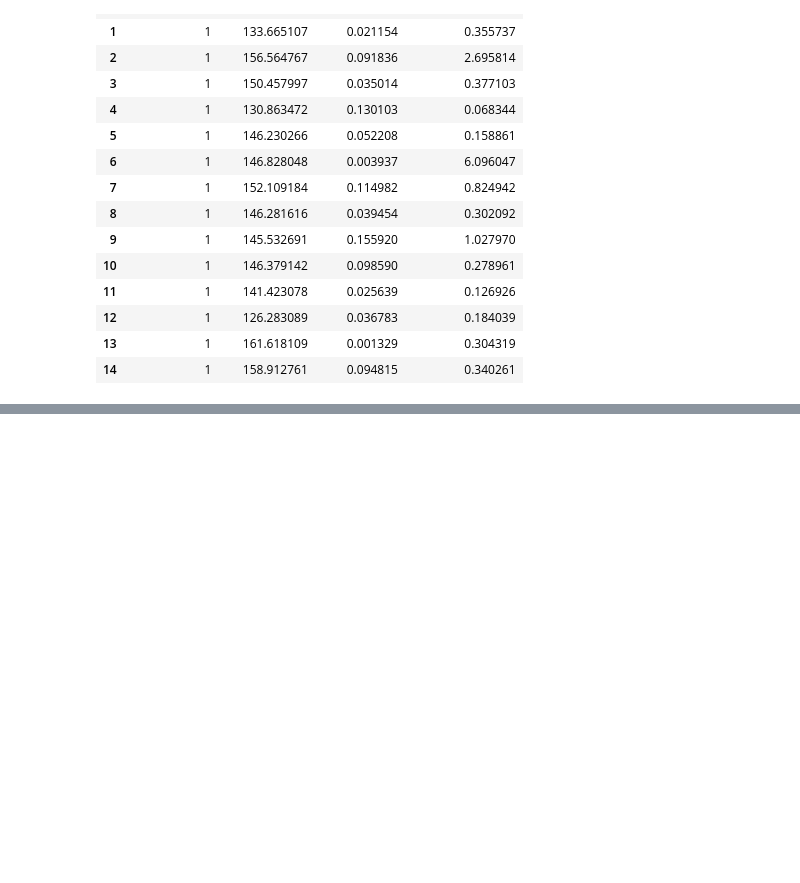
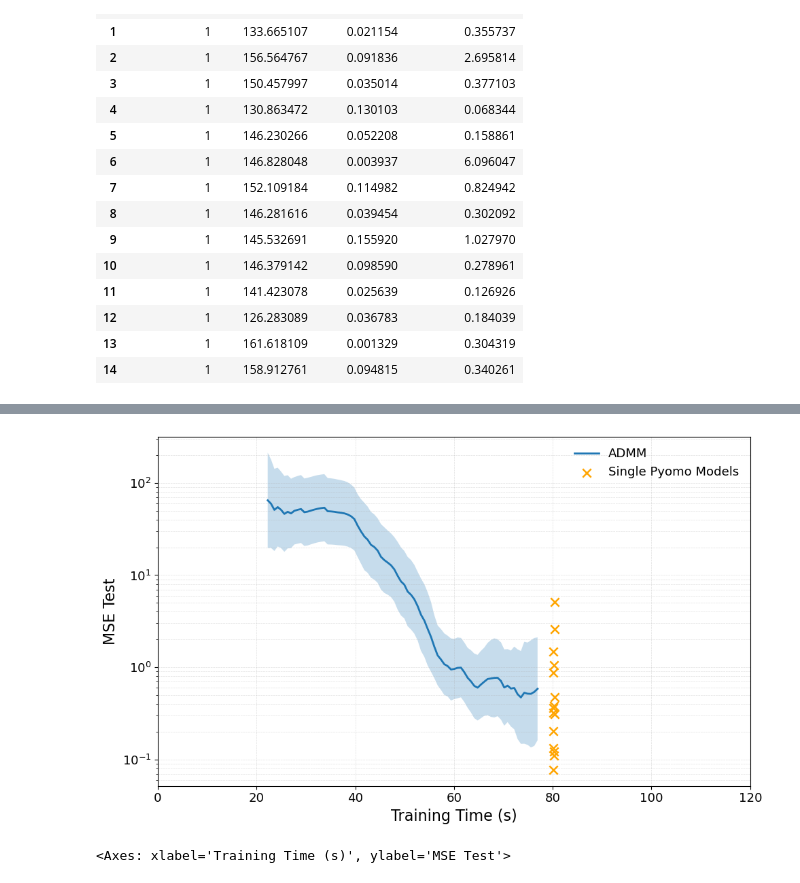
Before and after one commit to mariashapo/NODE, a Jupyter notebook: src/analysis/real_life/admm.ipynb, the cells around one changed output, grey strips where cells are left out. Cells and saved outputs as stored; diff of their text form; code cells hidden in the pictures; blank space fills up the shorter version.

```diff
--- a/src/analysis/real_life/admm.ipynb
+++ b/src/analysis/real_life/admm.ipynb
@@ -87,2 +135,25 @@ df_singles = df_singles.rename(columns={"times_elapsed": "time_elapsed", "mse_co
+# %%
+plot_time_bands(
+    {"ADMM":df_long},
+    y_col="mse_test_diffrax",  # or "mse_test"
+    title="",
+    logy=True,
+    align_grid = False,
+    figsize=(10, 6),
+    label_fontsize=16,
+    tick_fontsize=13,
+    legend_fontsize=13,
+    title_fontsize=16,
+    tmax_quantile=1,
+    xlim =(0, 120),
+    extrapolate=False,
+    y_label="MSE Test",
+    points_df=df_singles_18_01,
+    points_size = 80,
+    points_label="Single Pyomo Models"
+)
+# %% [output]
+[figure, added]
+<Axes: xlabel='Training Time (s)', ylabel='MSE Test'>
 # %%
 plot_time_bands(
```
Also changed, not shown: parts of 10 cells of this notebook, 3 other files.
